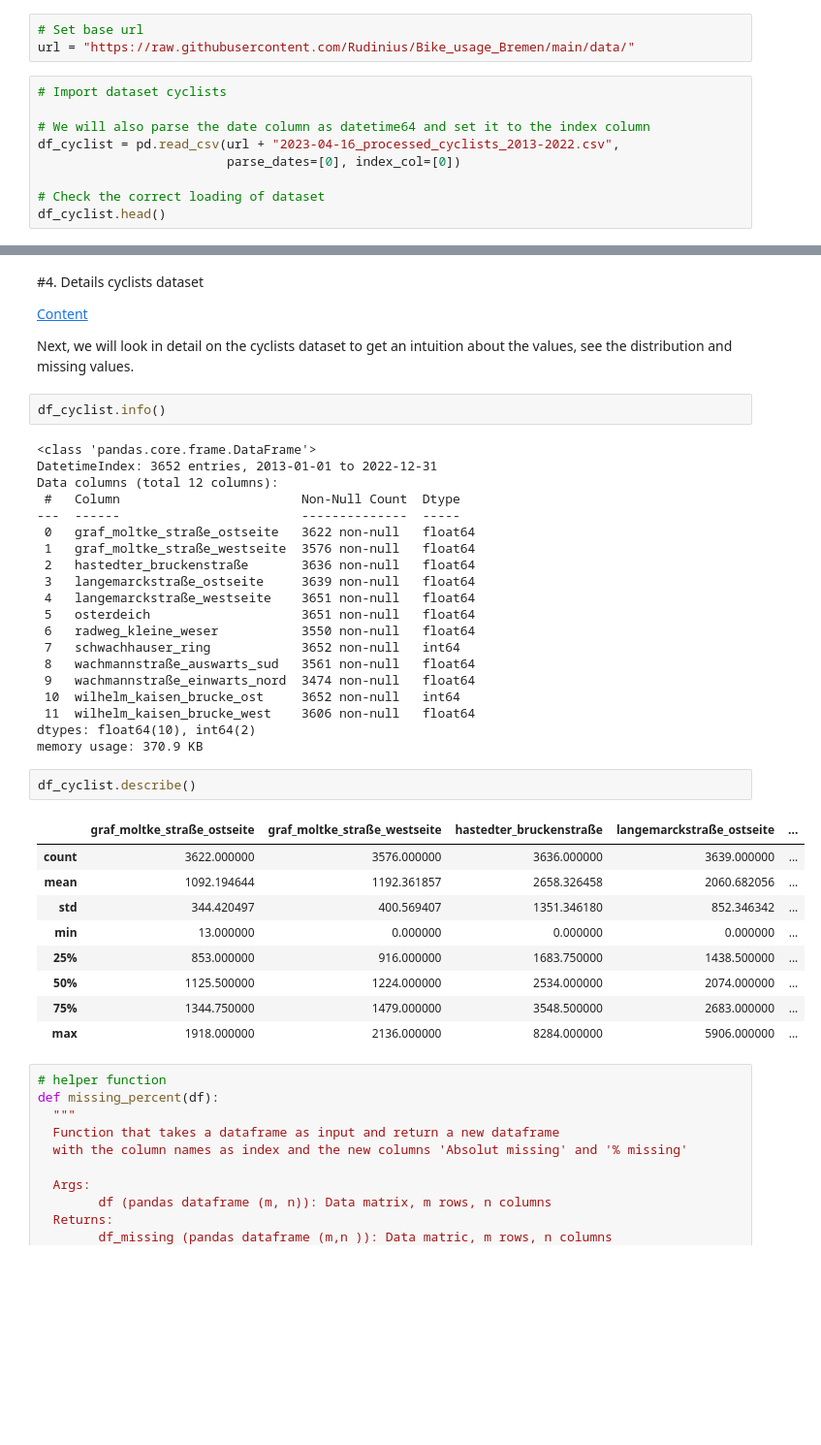
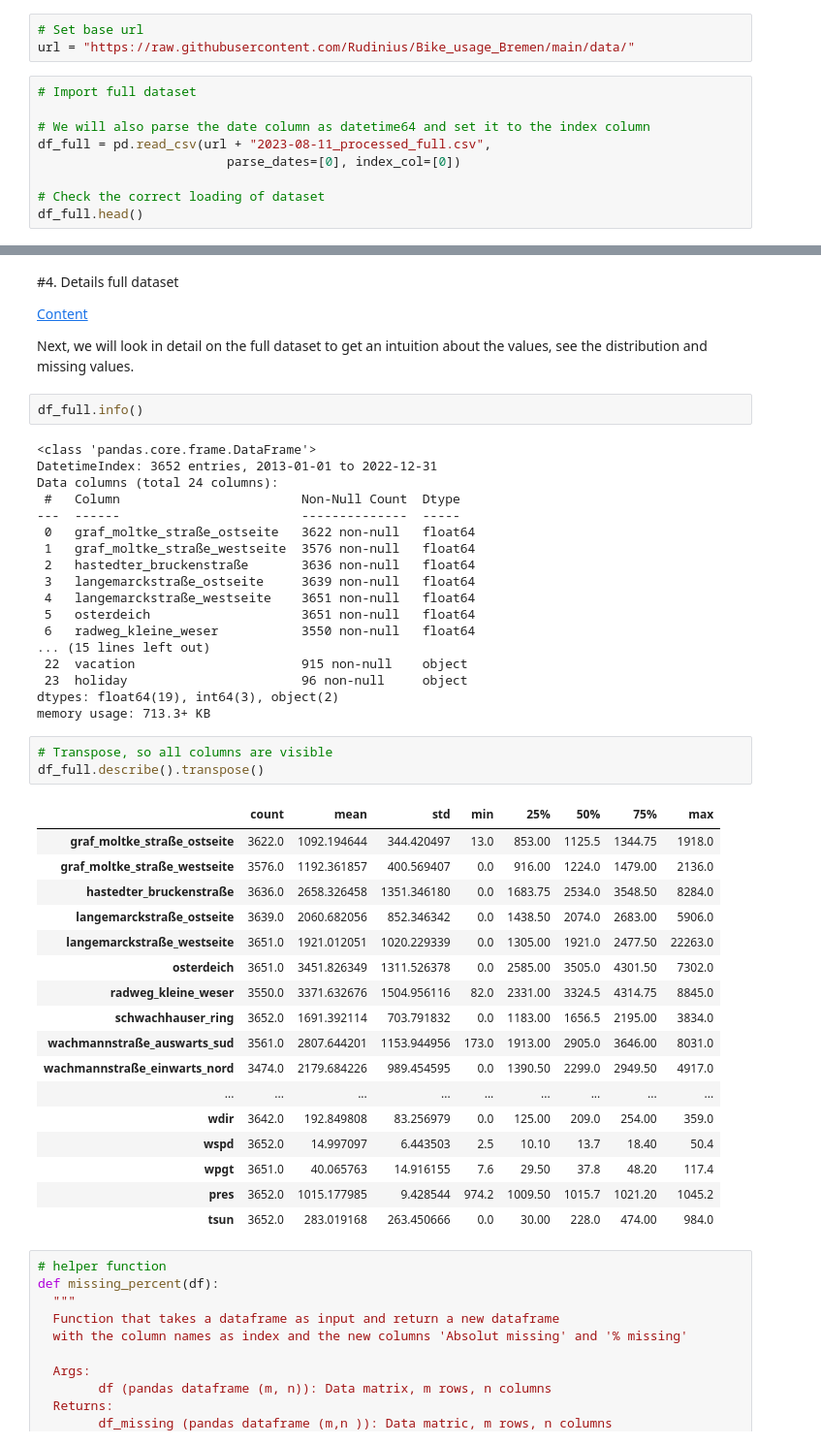
Before and after one commit to Rudinius/Bike_usage_Bremen, a Jupyter notebook: 2_EDA.ipynb, the cells around one changed output, grey strips where cells are left out. Shown at 97% size. Saved outputs shown, nothing was run; the diff lists cells and outputs as text; blank space fills up the shorter version.

```diff
--- a/2_EDA.ipynb
+++ b/2_EDA.ipynb
@@ -88,14 +87,14 @@ Next, we will import the processed dataset from [1_Data_Prep](../Bike_usage_Brem
 # Set base url
 url = "https://raw.githubusercontent.com/Rudinius/Bike_usage_Bremen/main/data/"
 # %%
-# Import dataset cyclists
+# Import full dataset
 
 # We will also parse the date column as datetime64 and set it to the index column
-df_cyclist = pd.read_csv(url + "2023-04-16_processed_cyclists_2013-2022.csv",
+df_full = pd.read_csv(url + "2023-08-11_processed_full.csv",
                          parse_dates=[0], index_col=[0])
 
 # Check the correct loading of dataset
-df_cyclist.head()
+df_full.head()
 # %% [output]
 |  | graf_moltke_straße_ostseite | graf_moltke_straße_westseite | hastedter_bruckenstraße | langemarckstraße_ostseite | ... |
 | date |  |  |  |  | ... |
@@ -264,16 +123,16 @@ Table 5: Features of geolocation data
 # %% [markdown]
 <a name="4"></a>
-#4.&nbsp;Details cyclists dataset
+#4.&nbsp;Details full dataset
 
 [Content](#content)
 
-Next, we will look in detail on the cyclists dataset to get an intuition about the values, see the distribution and missing values.
+Next, we will look in detail on the full dataset to get an intuition about the values, see the distribution and missing values.
 # %%
-df_cyclist.info()
+df_full.info()
 # %% [output]
 <class 'pandas.core.frame.DataFrame'>
 DatetimeIndex: 3652 entries, 2013-01-01 to 2022-12-31
-Data columns (total 12 columns):
+Data columns (total 24 columns):
  #   Column                        Non-Null Count  Dtype
 ---  ------                        --------------  -----
  0   graf_moltke_straße_ostseite   3622 non-null   float64
@@ -283,25 +142,32 @@ Data columns (total 12 columns):
  4   langemarckstraße_westseite    3651 non-null   float64
  5   osterdeich                    3651 non-null   float64
  6   radweg_kleine_weser           3550 non-null   float64
- 7   schwachhauser_ring            3652 non-null   int64
- 8   wachmannstraße_auswarts_sud   3561 non-null   float64
- 9   wachmannstraße_einwarts_nord  3474 non-null   float64
- 10  wilhelm_kaisen_brucke_ost     3652 non-null   int64
- 11  wilhelm_kaisen_brucke_west    3606 non-null   float64
-dtypes: float64(10), int64(2)
-memory usage: 370.9 KB
+... (15 lines left out)
+ 22  vacation                      915 non-null    object
+ 23  holiday                       96 non-null     object
+dtypes: float64(19), int64(3), object(2)
+memory usage: 713.3+ KB
 # %%
-df_cyclist.describe()
+# Transpose, so all columns are visible
+df_full.describe().transpose()
 # %% [output]
-|  | graf_moltke_straße_ostseite | graf_moltke_straße_westseite | hastedter_bruckenstraße | langemarckstraße_ostseite | ... |
-| count | 3622.000000 | 3576.000000 | 3636.000000 | 3639.000000 | ... |
-| mean | 1092.194644 | 1192.361857 | 2658.326458 | 2060.682056 | ... |
-| std | 344.420497 | 400.569407 | 1351.346180 | 852.346342 | ... |
-| min | 13.000000 | 0.000000 | 0.000000 | 0.000000 | ... |
-| 25% | 853.000000 | 916.000000 | 1683.750000 | 1438.500000 | ... |
-| 50% | 1125.500000 | 1224.000000 | 2534.000000 | 2074.000000 | ... |
-| 75% | 1344.750000 | 1479.000000 | 3548.500000 | 2683.000000 | ... |
-| max | 1918.000000 | 2136.000000 | 8284.000000 | 5906.000000 | ... |
+|  | count | mean | std | min | 25% | 50% | 75% | max |
+| graf_moltke_straße_ostseite | 3622.0 | 1092.194644 | 344.420497 | 13.0 | 853.00 | 1125.5 | 1344.75 | 1918.0 |
+| graf_moltke_straße_westseite | 3576.0 | 1192.361857 | 400.569407 | 0.0 | 916.00 | 1224.0 | 1479.00 | 2136.0 |
+| hastedter_bruckenstraße | 3636.0 | 2658.326458 | 1351.346180 | 0.0 | 1683.75 | 2534.0 | 3548.50 | 8284.0 |
+| langemarckstraße_ostseite | 3639.0 | 2060.682056 | 852.346342 | 0.0 | 1438.50 | 2074.0 | 2683.00 | 5906.0 |
+| langemarckstraße_westseite | 3651.0 | 1921.012051 | 1020.229339 | 0.0 | 1305.00 | 1921.0 | 2477.50 | 22263.0 |
+| osterdeich | 3651.0 | 3451.826349 | 1311.526378 | 0.0 | 2585.00 | 3505.0 | 4301.50 | 7302.0 |
+| radweg_kleine_weser | 3550.0 | 3371.632676 | 1504.956116 | 82.0 | 2331.00 | 3324.5 | 4314.75 | 8845.0 |
+| schwachhauser_ring | 3652.0 | 1691.392114 | 703.791832 | 0.0 | 1183.00 | 1656.5 | 2195.00 | 3834.0 |
+| wachmannstraße_auswarts_sud | 3561.0 | 2807.644201 | 1153.944956 | 173.0 | 1913.00 | 2905.0 | 3646.00 | 8031.0 |
+| wachmannstraße_einwarts_nord | 3474.0 | 2179.684226 | 989.454595 | 0.0 | 1390.50 | 2299.0 | 2949.50 | 4917.0 |
+| ... | ... | ... | ... | ... | ... | ... | ... | ... |
+| wdir | 3642.0 | 192.849808 | 83.256979 | 0.0 | 125.00 | 209.0 | 254.00 | 359.0 |
+| wspd | 3652.0 | 14.997097 | 6.443503 | 2.5 | 10.10 | 13.7 | 18.40 | 50.4 |
+| wpgt | 3651.0 | 40.065763 | 14.916155 | 7.6 | 29.50 | 37.8 | 48.20 | 117.4 |
+| pres | 3652.0 | 1015.177985 | 9.428544 | 974.2 | 1009.50 | 1015.7 | 1021.20 | 1045.2 |
+| tsun | 3652.0 | 283.019168 | 263.450666 | 0.0 | 30.00 | 228.0 | 474.00 | 984.0 |
 # %%
 # helper function
 def missing_percent(df):
```
Also changed, not shown: parts of 11 cells of this notebook.
